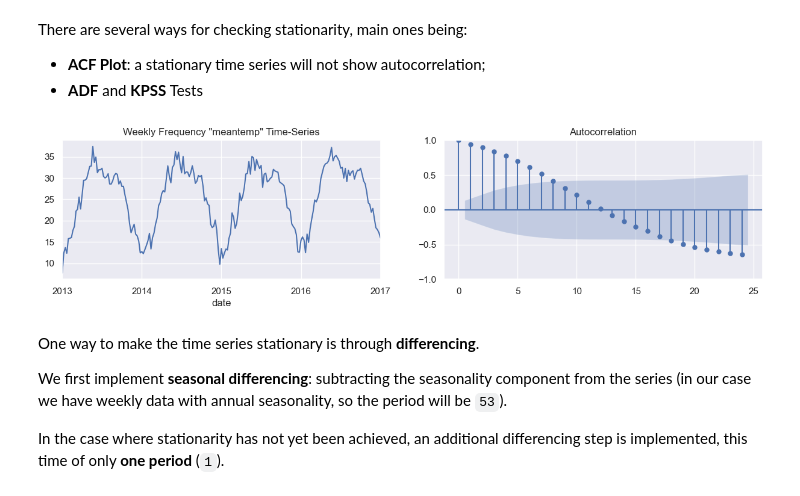
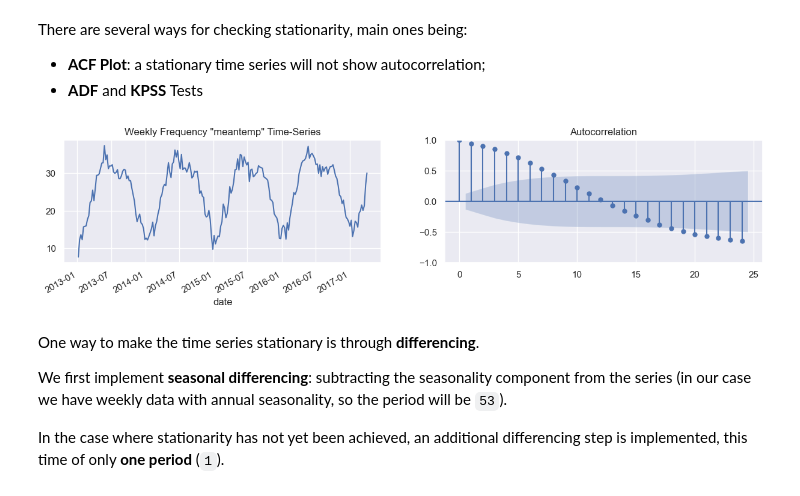
Before and after one commit to marcocolognesi/Weather_Forecast, a Jupyter notebook: forecasting.ipynb, the cells around one changed output. Cells and saved outputs as stored; diff of their text form; code cells hidden in the pictures.

```diff
--- a/forecasting.ipynb
+++ b/forecasting.ipynb
@@ -668,20 +670,23 @@ There are several ways for checking stationarity, main ones being:
 # %%
 # train and testing
 meantemp_train = train_data['meantemp']
 meantemp_test = test_data['meantemp']
 
 # resampling from daily to weekly frequency (daily is too computational intensive)
 weekly_meantemp_train = meantemp_train.resample('W').mean()
 weekly_meantemp_test = meantemp_test.resample('W').mean()
 
+# merging training and testing to check stationarity
+weekly_meantemp_tot = pd.concat([weekly_meantemp_train, weekly_meantemp_test])
+
 # plotting
 fig, ax = plt.subplots(nrows=1, ncols=2, figsize=(15,3))
-weekly_meantemp_train.plot(ax=ax[0])  # weekly
-plot_acf(weekly_meantemp_train, ax=ax[1])  # acf
+weekly_meantemp_tot.plot(ax=ax[0])  # weekly
+plot_acf(weekly_meantemp_tot, ax=ax[1])  # acf
 ax[0].set_title(f'Weekly Frequency "meantemp" Time-Series')
 plt.show()
 # %% [output]
-[figure, old version]
+[figure, new version]
 # %% [markdown]
 One way to make the time series stationary is through **differencing**.
 
```
Also changed, not shown: parts of 16 cells of this notebook.
